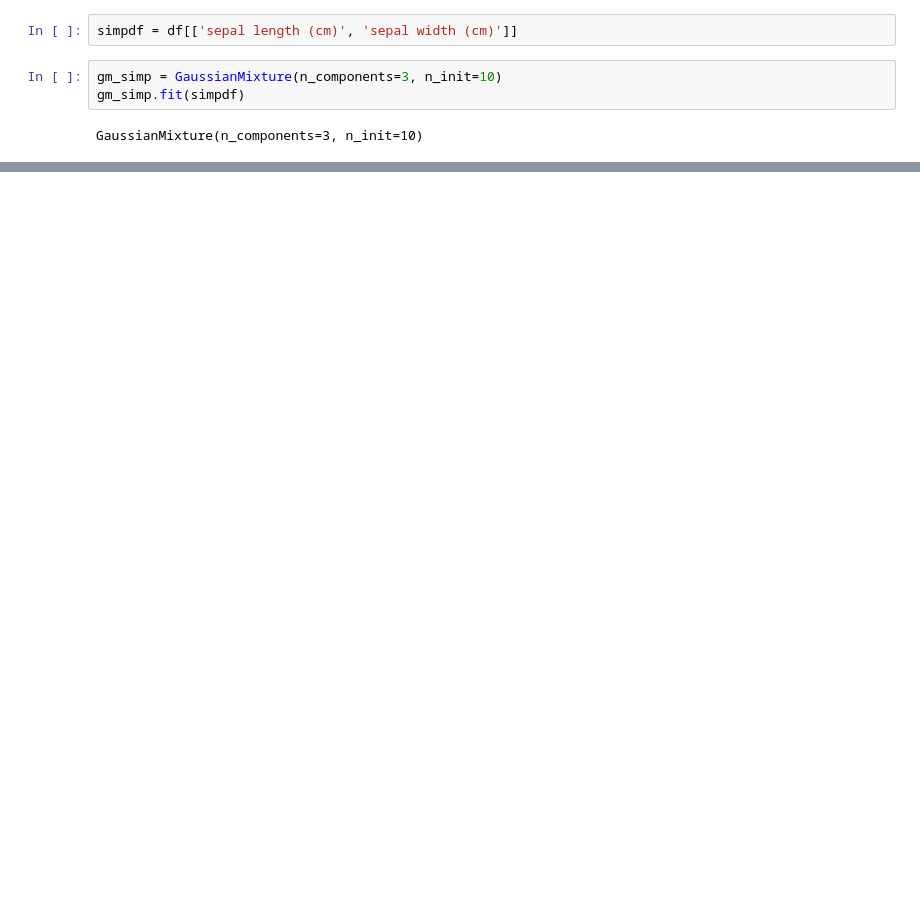
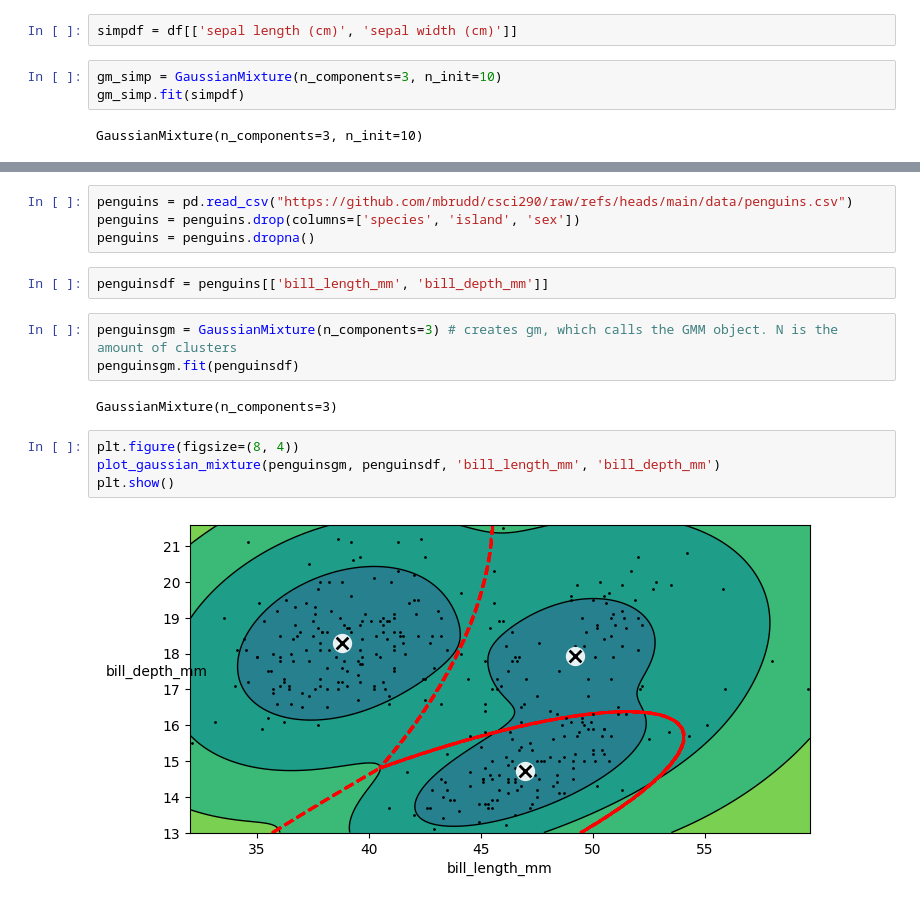
Before and after one commit to reagenhuskey/cs290, a Jupyter notebook: gmm.ipynb, the cells around one changed output, grey strips where cells are left out. Saved outputs shown, nothing was run; the diff lists cells and outputs as text; blank space fills up the shorter version.

```diff
--- a/gmm.ipynb
+++ b/gmm.ipynb
@@ -168,0 +173,17 @@ plt.show()
+# %%
+penguins = pd.read_csv("https://github.com/mbrudd/csci290/raw/refs/heads/main/data/penguins.csv")
+penguins = penguins.drop(columns=['species', 'island', 'sex'])
+penguins = penguins.dropna()
+# %%
+penguinsdf = penguins[['bill_length_mm', 'bill_depth_mm']]
+# %%
+penguinsgm = GaussianMixture(n_components=3) # creates gm, which calls the GMM object. N is the amount of clusters
+penguinsgm.fit(penguinsdf)
+# %% [output]
+GaussianMixture(n_components=3)
+# %%
+plt.figure(figsize=(8, 4))
+plot_gaussian_mixture(penguinsgm, penguinsdf, 'bill_length_mm', 'bill_depth_mm')
+plt.show()
+# %% [output]
+[figure, added]
```
Also changed, not shown: parts of 11 cells of this notebook.
